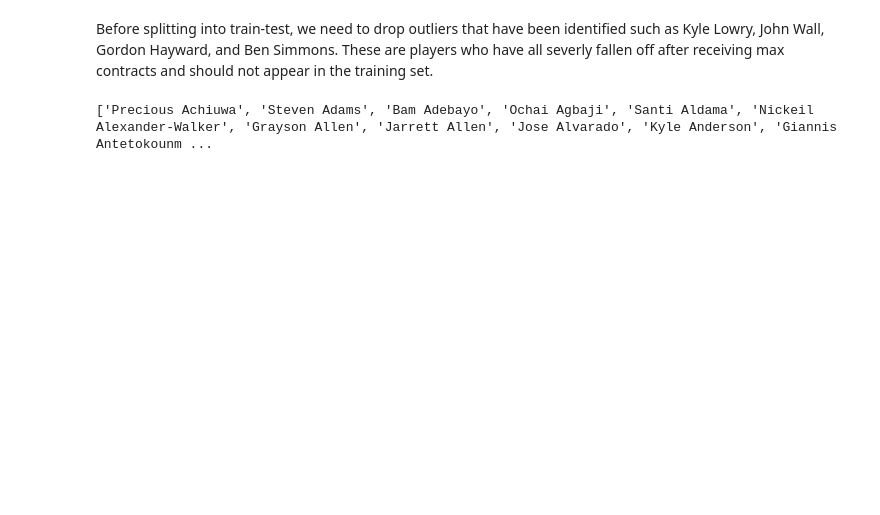
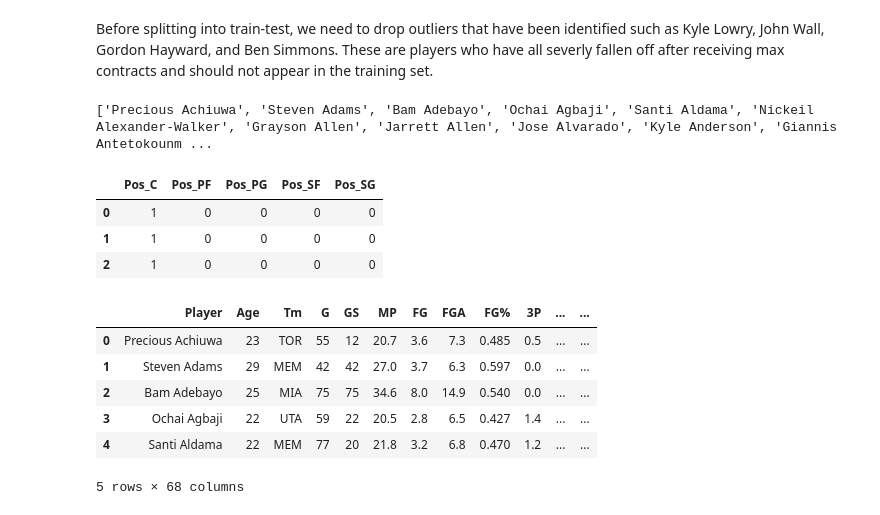
Before and after one commit to mnocerino23/NBA-Player-Classifier, a Jupyter notebook: NeuralNetwork_multiclass.ipynb, the cells around one changed output. Saved outputs shown, nothing was run; the diff lists cells and outputs as text; code cells hidden in the pictures; blank space fills up the shorter version.

```diff
--- a/NeuralNetwork_multiclass.ipynb
+++ b/NeuralNetwork_multiclass.ipynb
@@ -37,12 +37,15 @@ complete['Class'] = ''
 
 for index, rows in complete.iterrows():
   salary = complete.at[index,'Salary']
+  #low tier players with salary under 10 mil
   if salary <= 10:
-    complete.at[index, 'Class'] = 'Lower-Tier'
+    complete.at[index, 'Class'] = 0
   elif salary > 10 and salary <=25:
-    complete.at[index, 'Class'] = 'Mid-Tier'
+    #middle tier players with salary between 10-25 mil
+    complete.at[index, 'Class'] = 1
   else:
-    complete.at[index, 'Class'] = 'Star'
+    #star players with salary over 25 mil
+    complete.at[index, 'Class'] = 2
 # %%
 #the count of each class in the dataset before splitting
 complete['Class'].value_counts()
@@ -65,3 +68,13 @@ print(list(complete['Player']))
 ['Precious Achiuwa', 'Steven Adams', 'Bam Adebayo', 'Ochai Agbaji', 'Santi Aldama', 'Nickeil Alexander-Walker', 'Grayson Allen', 'Jarrett Allen', 'Jose Alvarado', 'Kyle Anderson', 'Giannis Antetokounm ...
 # %%
 from sklearn.model_selection import train_test_split, cross_val_score
+# %%
+#one hot encode position
+dummies = pd.get_dummies(complete['Pos'], prefix = 'Pos')
+# %%
+dummies.head(3)
+# %% [output]
+|  | Pos_C | Pos_PF | Pos_PG | Pos_SF | Pos_SG |
+| 0 | 1 | 0 | 0 | 0 | 0 |
+| 1 | 1 | 0 | 0 | 0 | 0 |
+| 2 | 1 | 0 | 0 | 0 | 0 |
@@ -68,3 +85,14 @@ from sklearn.model_selection import train_test_split, cross_val_score
+# %%
+#check that this worked
+complete.head(5)
+# %% [output]
+|  | Player | Age | Tm | G | GS | MP | FG | FGA | FG% | 3P | ... | ... |
+| 0 | Precious Achiuwa | 23 | TOR | 55 | 12 | 20.7 | 3.6 | 7.3 | 0.485 | 0.5 | ... | ... |
+| 1 | Steven Adams | 29 | MEM | 42 | 42 | 27.0 | 3.7 | 6.3 | 0.597 | 0.0 | ... | ... |
+| 2 | Bam Adebayo | 25 | MIA | 75 | 75 | 34.6 | 8.0 | 14.9 | 0.540 | 0.0 | ... | ... |
+| 3 | Ochai Agbaji | 22 | UTA | 59 | 22 | 20.5 | 2.8 | 6.5 | 0.427 | 1.4 | ... | ... |
+| 4 | Santi Aldama | 22 | MEM | 77 | 20 | 21.8 | 3.2 | 6.8 | 0.470 | 1.2 | ... | ... |
+5 rows × 68 columns
 # %%
 #split into input features and target variable class
 X = complete.drop(columns = ['Salary', 'Class'], axis = 1)
```
Also changed, not shown: parts of 11 cells of this notebook.
